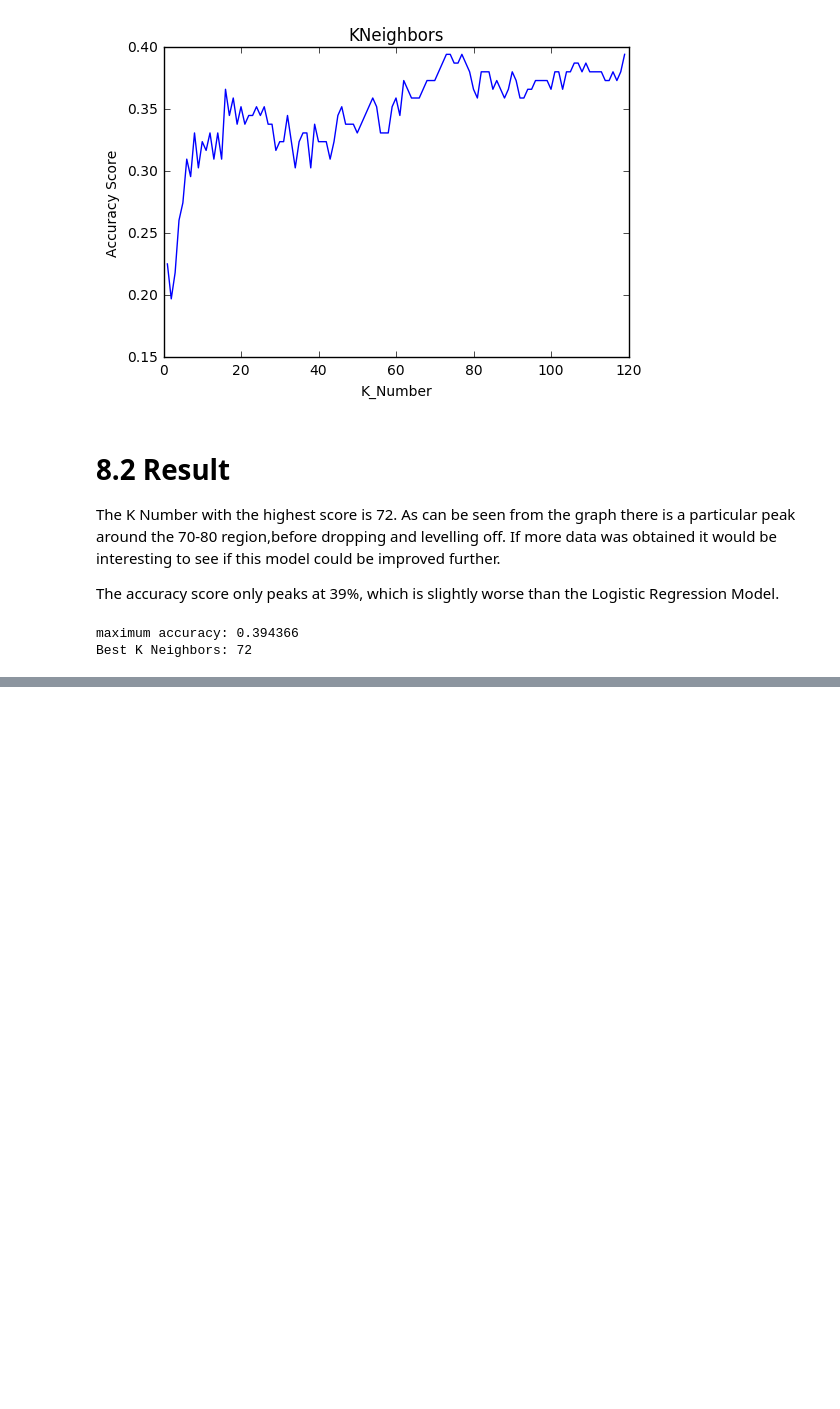
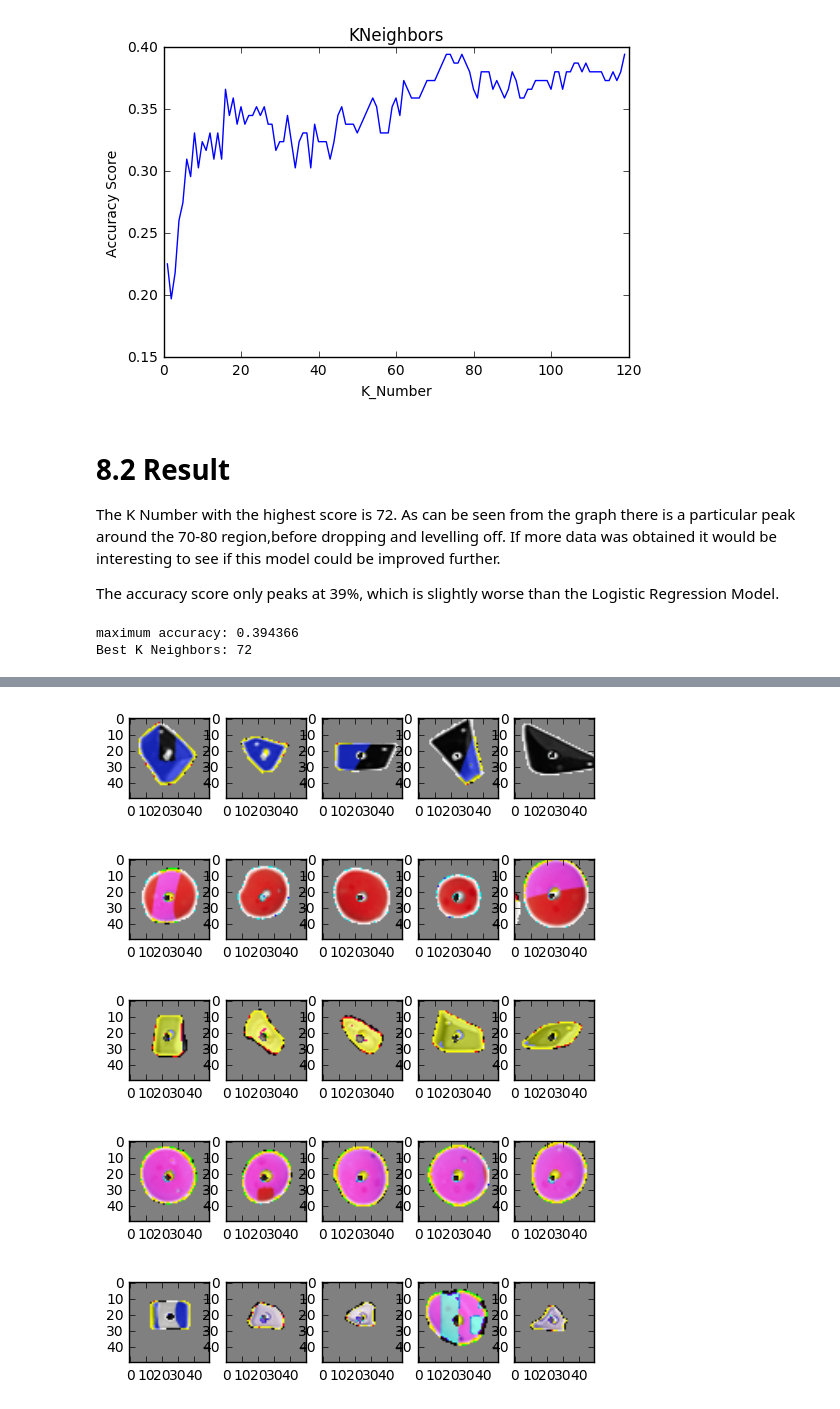
Before and after one commit to fhethomas/climbing, a Jupyter notebook: Analysis & Formatting.ipynb, the cells around one changed output, grey strips where cells are left out. Cells and saved outputs as stored; diff of their text form; code cells hidden in the pictures; blank space fills up the shorter version.

```diff
--- a/Analysis & Formatting.ipynb
+++ b/Analysis & Formatting.ipynb
@@ -453,0 +587,16 @@ Best K Neighbors: 72
+# %%
+# Look at cluster 0-4
+for i in range(5):
+    test_array_1 = output_array[:,:,clustering_model.labels_==i]
+    for j in range(5):
+        plt.subplot(int('15{0}'.format(j+1)))
+        sub_array = test_array_1[:,:,j]
+        sub_array = sub_array.reshape(50,50,4)
+        fig=plt.imshow(sub_array)
+    plt.show()
+# %% [output]
+[figure, added]
+[figure, added]
+[figure, added]
+[figure, added]
+[figure, added]
```
Also changed, not shown: parts of 18 cells of this notebook.
